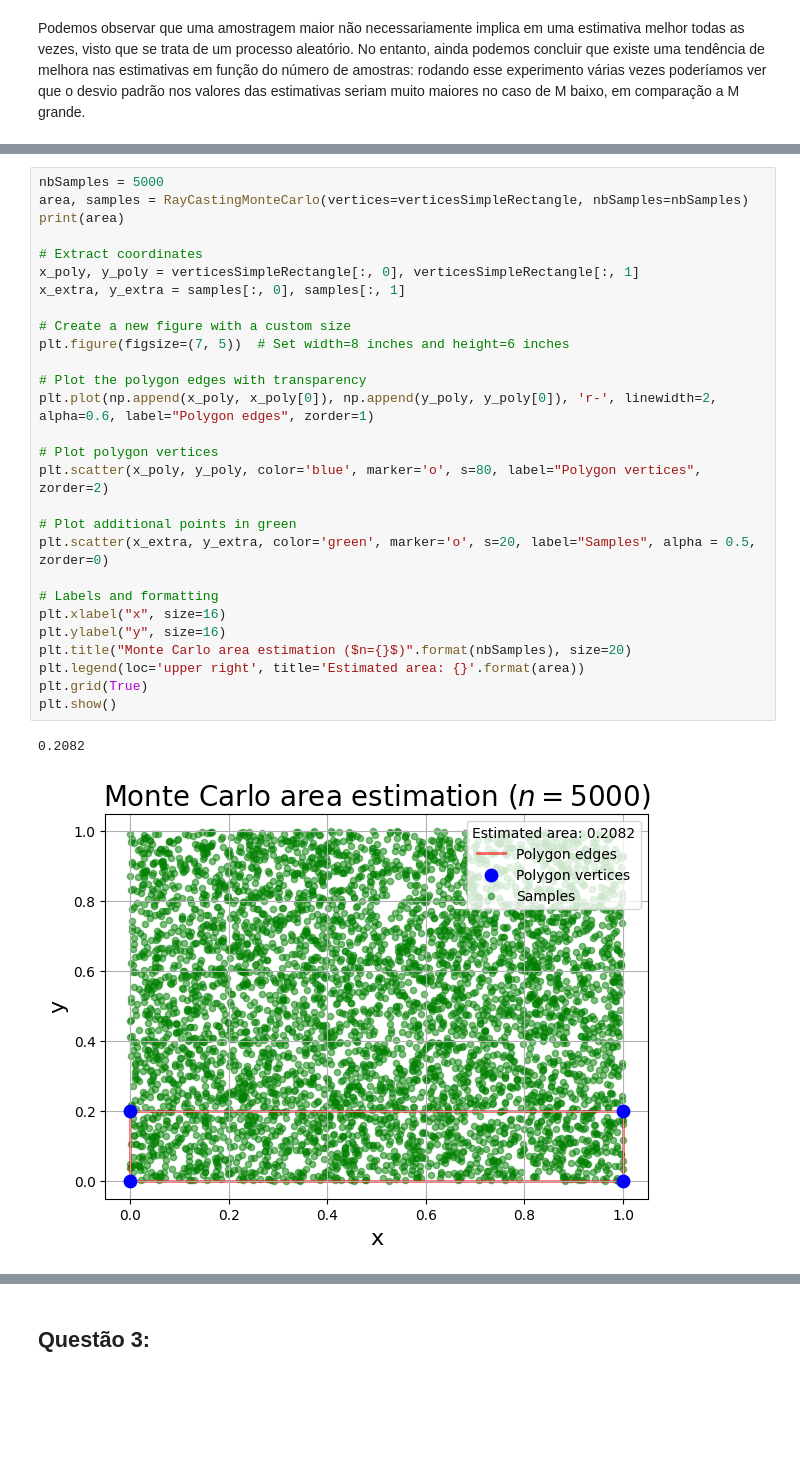
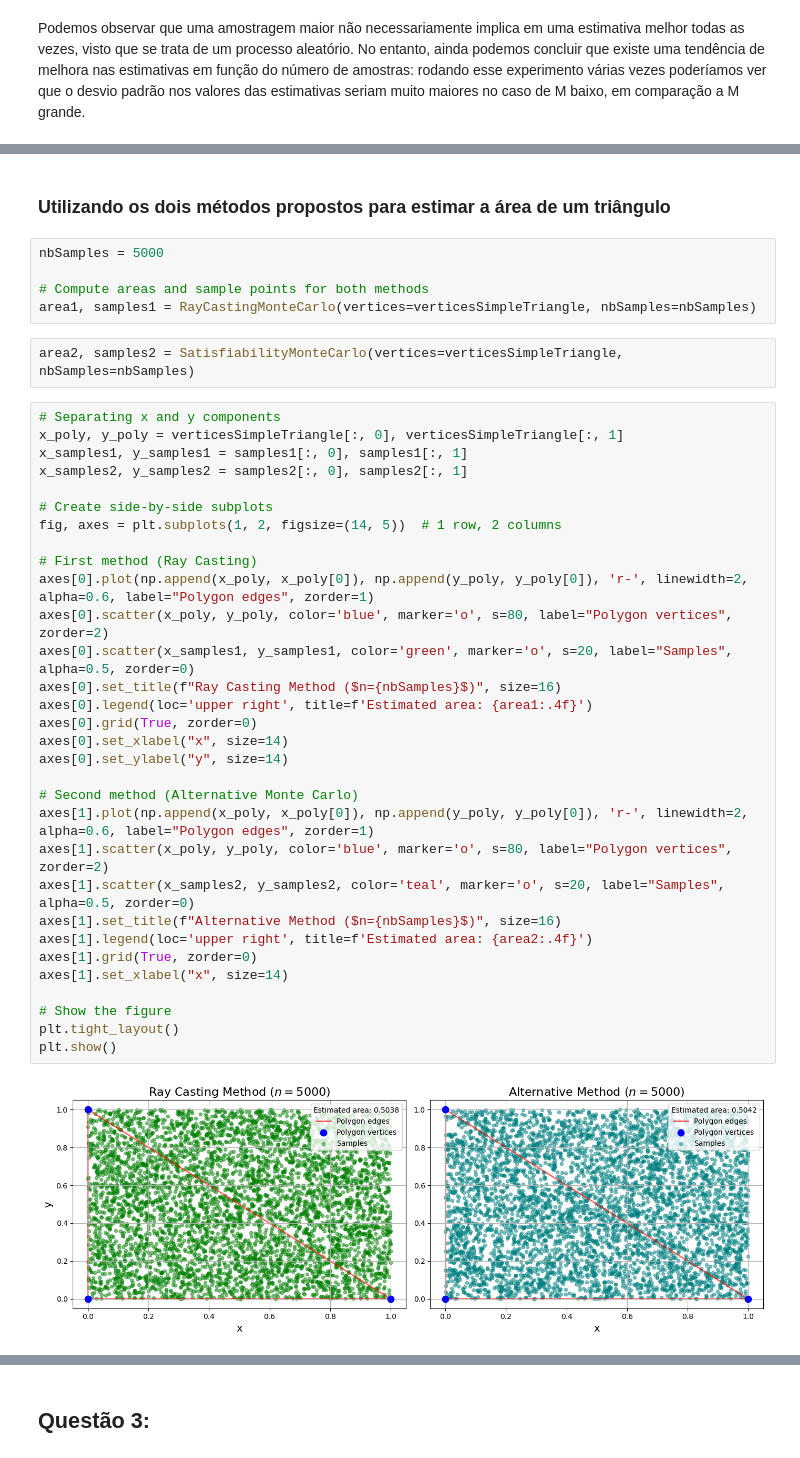
Before and after one commit to arthurkenzo/atividades_ia525, a Jupyter notebook: atividade_1.ipynb, the cells around one changed output, grey strips where cells are left out. Drawn from its saved outputs; the diff is of its cells as text; blank space fills up the shorter version.

Commit message:
Atividade 1 finalizada: implementação do método de factibilidade, documentação de código e análises.

```diff
--- a/atividade_1.ipynb
+++ b/atividade_1.ipynb
@@ -109,31 +122,42 @@ plt.show()
-# %%
-nbSamples = 5000
-area, samples = RayCastingMonteCarlo(vertices=verticesSimpleRectangle, nbSamples=nbSamples)
-print(area)
-
-# Extract coordinates
-x_poly, y_poly = verticesSimpleRectangle[:, 0], verticesSimpleRectangle[:, 1]
-x_extra, y_extra = samples[:, 0], samples[:, 1]
-
-# Create a new figure with a custom size
-plt.figure(figsize=(7, 5))  # Set width=8 inches and height=6 inches
-
-# Plot the polygon edges with transparency
-plt.plot(np.append(x_poly, x_poly[0]), np.append(y_poly, y_poly[0]), 'r-', linewidth=2, alpha=0.6, label="Polygon edges", zorder=1)
-
-# Plot polygon vertices
-plt.scatter(x_poly, y_poly, color='blue', marker='o', s=80, label="Polygon vertices", zorder=2)
-
-# Plot additional points in green
-plt.scatter(x_extra, y_extra, color='green', marker='o', s=20, label="Samples", alpha = 0.5, zorder=0)
-
-# Labels and formatting
-plt.xlabel("x", size=16)
-plt.ylabel("y", size=16)
-plt.title("Monte Carlo area estimation ($n={}$)".format(nbSamples), size=20)
-plt.legend(loc='upper right', title='Estimated area: {}'.format(area))
-plt.grid(True)
-plt.show()
-# %% [output]
-0.2082
-[figure, removed]
+# %% [markdown]
+### Utilizando os dois métodos propostos para estimar a área de um triângulo
+# %%
+nbSamples = 5000
+
+# Compute areas and sample points for both methods
+area1, samples1 = RayCastingMonteCarlo(vertices=verticesSimpleTriangle, nbSamples=nbSamples)
+# %%
+area2, samples2 = SatisfiabilityMonteCarlo(vertices=verticesSimpleTriangle, nbSamples=nbSamples)
+# %%
+# Separating x and y components
+x_poly, y_poly = verticesSimpleTriangle[:, 0], verticesSimpleTriangle[:, 1]
+x_samples1, y_samples1 = samples1[:, 0], samples1[:, 1]
+x_samples2, y_samples2 = samples2[:, 0], samples2[:, 1]
+
+# Create side-by-side subplots
+fig, axes = plt.subplots(1, 2, figsize=(14, 5))  # 1 row, 2 columns
+
+# First method (Ray Casting)
+axes[0].plot(np.append(x_poly, x_poly[0]), np.append(y_poly, y_poly[0]), 'r-', linewidth=2, alpha=0.6, label="Polygon edges", zorder=1)
+axes[0].scatter(x_poly, y_poly, color='blue', marker='o', s=80, label="Polygon vertices", zorder=2)
+axes[0].scatter(x_samples1, y_samples1, color='green', marker='o', s=20, label="Samples", alpha=0.5, zorder=0)
+axes[0].set_title(f"Ray Casting Method ($n={nbSamples}$)", size=16)
+axes[0].legend(loc='upper right', title=f'Estimated area: {area1:.4f}')
+axes[0].grid(True, zorder=0)
+axes[0].set_xlabel("x", size=14)
+axes[0].set_ylabel("y", size=14)
+
+# Second method (Alternative Monte Carlo)
+axes[1].plot(np.append(x_poly, x_poly[0]), np.append(y_poly, y_poly[0]), 'r-', linewidth=2, alpha=0.6, label="Polygon edges", zorder=1)
+axes[1].scatter(x_poly, y_poly, color='blue', marker='o', s=80, label="Polygon vertices", zorder=2)
+axes[1].scatter(x_samples2, y_samples2, color='teal', marker='o', s=20, label="Samples", alpha=0.5, zorder=0)
+axes[1].set_title(f"Alternative Method ($n={nbSamples}$)", size=16)
+axes[1].legend(loc='upper right', title=f'Estimated area: {area2:.4f}')
+axes[1].grid(True, zorder=0)
+axes[1].set_xlabel("x", size=14)
+
+# Show the figure
+plt.tight_layout()
+plt.show()
+# %% [output]
+[figure, added]
```
Also changed, not shown: parts of 18 cells of this notebook.
